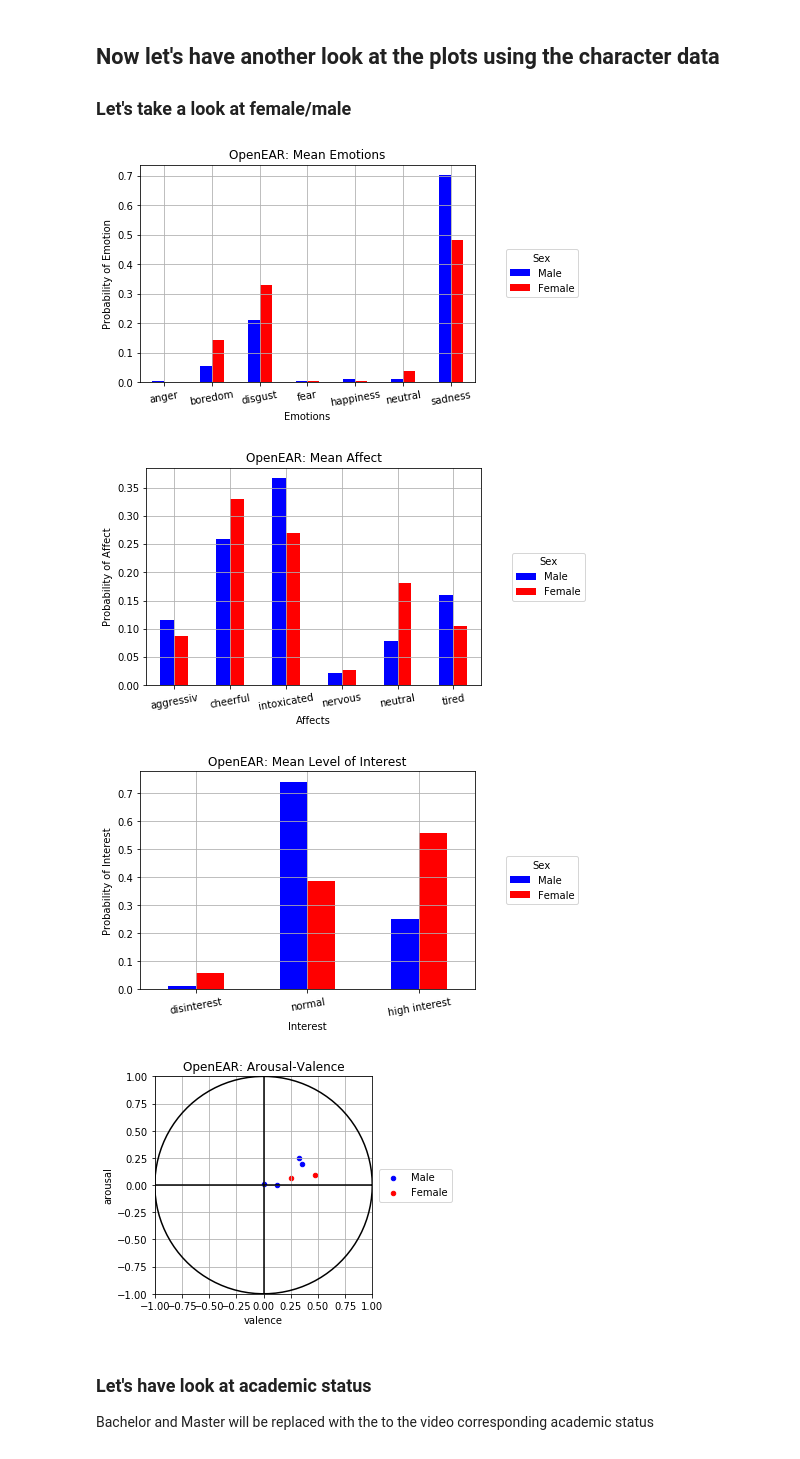
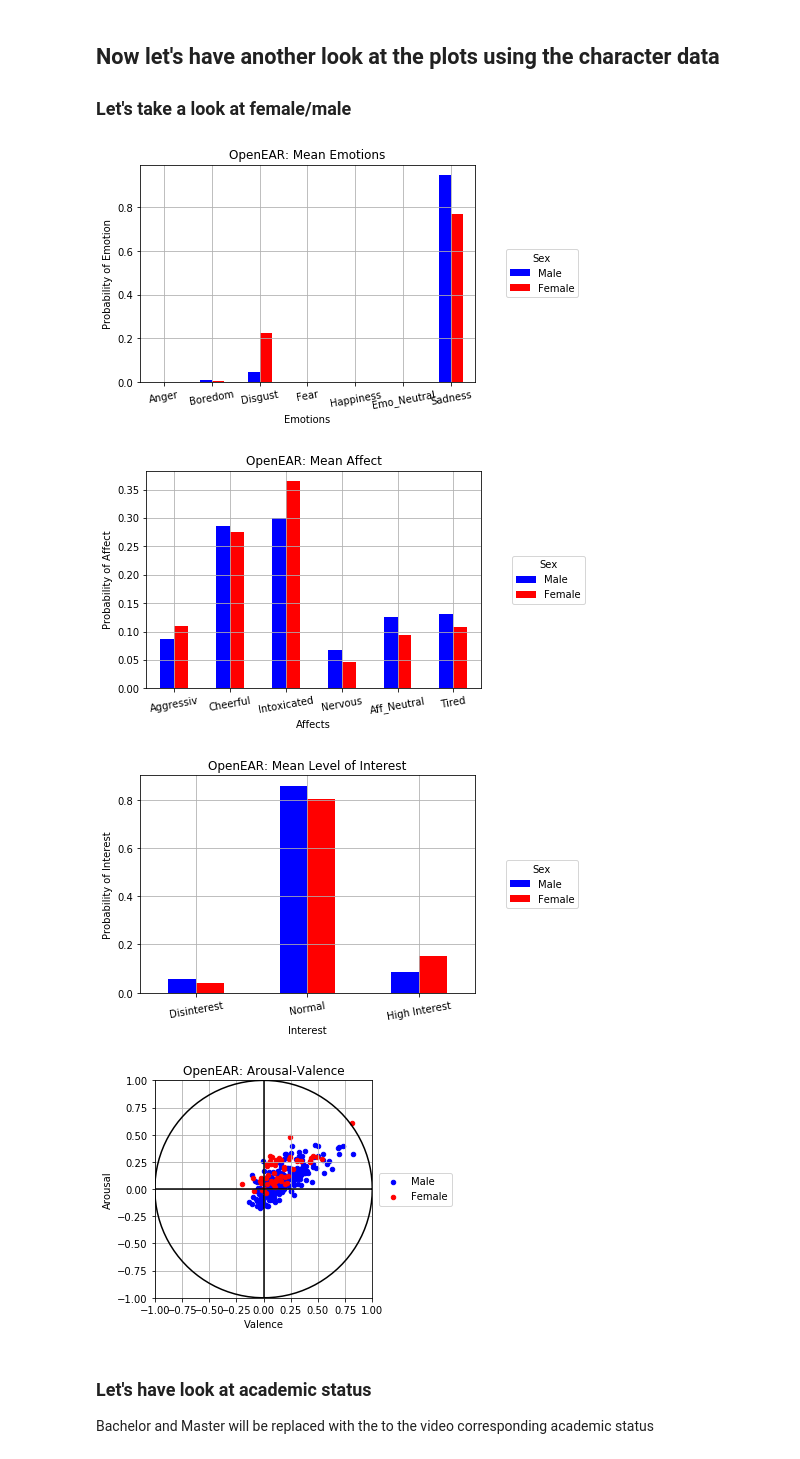
Before and after one commit to EJKraft/MasterThesis, a Jupyter notebook: OpenSMILE Analysis_Plots.ipynb, the cells around one changed output. Saved outputs shown, nothing was run; the diff lists cells and outputs as text; code cells hidden in the pictures.

```diff
--- a/OpenSMILE Analysis_Plots.ipynb
+++ b/OpenSMILE Analysis_Plots.ipynb
@@ -92,58 +70,42 @@ plt.locator_params(axis='x',nbins= 9)
 ## Let's load information about the speakers
 The speaker ID is saved in a single .csv file containing four important columns: ID, Age, Sex and Acadedmic Status. Since before loaded OpenSMILE csv files are named using the corresponding index (ex. speaker with id 0 has two files 0_a.csv and 0_b.csv), so that a link can be created
 # %%
-char_data = pd.read_csv("CharacterData/CharacterIDs.csv")
+char_data = pd.read_csv("UIST2019_CharacterData.csv")
 
 #Join above tables and Character Tables
 
 #To Join DataFrames we have to cast the column on which we want to join to int, so that both columns have the same data type
-char_data['CharacterID'] = char_data['CharacterID'].astype(int)
-df_ar_val['CharacterID'] = df_ar_val['CharacterID'].astype(int)
-df_emotion['CharacterID'] = df_emotion['CharacterID'].astype(int)
-df_affect['CharacterID'] = df_affect['CharacterID'].astype(int)
-df_loi['CharacterID'] = df_loi['CharacterID'].astype(int)
+char_data['ID'] = char_data['ID'].astype(int)
+df_ar_val['Char_ID'] = df_ar_val['Char_ID'].astype(int)
+df_emotion['Char_ID'] = df_emotion['Char_ID'].astype(int)
+df_affect['Char_ID'] = df_affect['Char_ID'].astype(int)
+df_loi['Char_ID'] = df_loi['Char_ID'].astype(int)
 
 #Safe new data frames
-df_ar_val_char = df_ar_val.merge(char_data, how = 'left', left_on='CharacterID', right_on='CharacterID')
-df_emotion_char = df_emotion.merge(char_data, how = 'left', left_on='CharacterID', right_on= 'CharacterID')
-df_affect_char = df_affect.merge(char_data, how = 'left', left_on='CharacterID', right_on= 'CharacterID')
-df_loi_char = df_loi.merge(char_data, how = 'left', left_on='CharacterID', right_on= 'CharacterID')
+df_ar_val_char = df_ar_val.merge(char_data, how = 'left', left_on='Char_ID', right_on='ID')
+df_emotion_char = df_emotion.merge(char_data, how = 'left', left_on='Char_ID', right_on= 'ID')
+df_affect_char = df_affect.merge(char_data, how = 'left', left_on='Char_ID', right_on= 'ID')
+df_loi_char = df_loi.merge(char_data, how = 'left', left_on='Char_ID', right_on= 'ID')
 # %% [markdown]
 ## Now let's have another look at the plots using the character data
 ### Let's take a look at female/male
 # %%
-df_ar_val_male = df_ar_val_char.loc[df_ar_val_char['Sex'] == 0]
-df_ar_val_female = df_ar_val_char.loc[df_ar_val_char['Sex'] == 1]
+df_ar_val_male = df_ar_val_char.loc[df_ar_val_char['Sex'] == 'Male']
+df_ar_val_female = df_ar_val_char.loc[df_ar_val_char['Sex'] == 'Female']
 
-df_emotion_char_male = df_emotion_char.loc[df_emotion_char['Sex'] == 0]
-df_emotion_char_female = df_emotion_char.loc[df_emotion_char['Sex'] == 1]
+df_emotion_char_male = df_emotion_char.loc[df_emotion_char['Sex'] == 'Male']
+df_emotion_char_female = df_emotion_char.loc[df_emotion_char['Sex'] == 'Female']
 
-df_affect_char_male = df_affect_char.loc[df_affect_char['Sex'] == 0]
-df_affect_char_female = df_affect_char.loc[df_affect_char['Sex'] == 1]
+df_affect_char_male = df_affect_char.loc[df_affect_char['Sex'] == 'Male']
+df_affect_char_female = df_affect_char.loc[df_affect_char['Sex'] == 'Female']
 
-df_loi_char_male = df_loi_char.loc[df_loi_char['Sex'] == 0]
-df_loi_char_female = df_loi_char.loc[df_loi_char['Sex'] == 1]
+df_loi_char_male = df_loi_char.loc[df_loi_char['Sex'] == 'Male']
+df_loi_char_female = df_loi_char.loc[df_loi_char['Sex'] == 'Female']
 
 #For Plotting, lets calculate the mean emotion value for all audiofiles
-df_emotion_char_male = df_emotion_char_male.drop(['CharacterID','file', 'Age', 'Sex', 'Academic Status'], axis = 1)
-df_emotion_char_male = df_emotion_char_male.mean()
-df_emotion_char_female = df_emotion_char_female.drop(['CharacterID','file', 'Age', 'Sex', 'Academic Status'], axis = 1)
-df_emotion_char_female = df_emotion_char_female.mean()
-df_emo_sex = pd.DataFrame({'Male': df_emotion_char_male, 'Female': df_emotion_char_female}, index = emotion_label)
-
-#And do the same for affect
-df_affect_char_male = df_affect_char_male.drop(['CharacterID','file', 'Age', 'Sex', 'Academic Status'], axis = 1)
-df_affect_char_male = df_affect_char_male.mean()
-df_affect_char_female = df_affect_char_female.drop(['CharacterID','file', 'Age', 'Sex', 'Academic Status'], axis = 1)
-df_affect_char_female = df_affect_char_female.mean()
-df_aff_sex = pd.DataFrame({'Male': df_affect_char_male, 'Female': df_affect_char_female}, index = affect_label)
-
-#And for Level of Interest
-df_loi_char_male = df_loi_char_male.drop(['CharacterID','file', 'Age', 'Sex', 'Academic Status'], axis = 1)
-df_loi_char_male = df_loi_char_male.mean()
-df_loi_char_female = df_loi_char_female.drop(['CharacterID','file', 'Age', 'Sex', 'Academic Status'], axis = 1)
-df_loi_char_female = df_loi_char_female.mean()
-df_loi_sex = pd.DataFrame({'Male': df_loi_char_male, 'Female': df_loi_char_female}, index = loi_label)
+df_emo_sex = hp.createMeanDataFrame([df_emotion_char_male, df_emotion_char_female],'Sex',emotion_label)
+df_aff_sex = hp.createMeanDataFrame([df_affect_char_male, df_affect_char_female],'Sex',affect_label)
+df_loi_sex = hp.createMeanDataFrame([df_loi_char_male, df_loi_char_female],'Sex',loi_label)
 
 # Start with Emotion
 ax_emo = df_emo_sex.plot.bar(title = 'OpenEAR: Mean Emotions',rot = 10, color = ['b','r']) #We set rotation to 10 so that the filenames can be read
@@ -157,39 +119,39 @@ ax_aff = df_aff_sex.plot.bar(title = 'OpenEAR: Mean Affect',rot = 10, color = ['
 ax_aff.legend(loc = 'center', bbox_to_anchor=(1.2,0.5), title = 'Sex')
 ax_aff.set_ylabel('Probability of Affect')
 ax_aff.set_xlabel('Affects')
 plt.grid(True)
 
 #Now Level of Interest
 ax_loi = df_loi_sex.plot.bar(title = 'OpenEAR: Mean Level of Interest',rot = 10, color = ['b','r']) #We set rotation to 10 so that the filenames can be read
 ax_loi.legend(loc = 'center', bbox_to_anchor=(1.2,0.5), title = 'Sex')
 ax_loi.set_ylabel('Probability of Interest')
 ax_loi.set_xlabel('Interest')
 plt.grid(True)
 
 #And finally arousal valence
-ax1 = df_ar_val_male.plot.scatter(x = 'valence', y = 'arousal', label = 'Male', c = 'b')
-ax2 = df_ar_val_female.plot.scatter(x = 'valence', y = 'arousal', label = 'Female', c = 'r', ax=ax1)
+ax1 = df_ar_val_male.plot.scatter(x = 'Valence', y = 'Arousal', label = 'Male', c = 'b')
+ax2 = df_ar_val_female.plot.scatter(x = 'Valence', y = 'Arousal', label = 'Female', c = 'r', ax=ax1)
 #We want to plot the arousal valence circle so we create values for it
 t = np.linspace(0,np.pi*2,100)
 ax1.plot(np.cos(t), np.sin(t), linewidth = 1.5, color = 'black')
 ax1.axvline(0,0,1, c = 'black')
 x_coord = [-1.0,1.0]
 y_coord = [0.0,0.0]
 ax1.plot(x_coord, y_coord, c = 'black')
 
 #Make Plot pretty
 ax1.legend(loc = 'center', bbox_to_anchor=(1.2,0.5))
 plt.grid(True)
 plt.xlim(-1.0, 1.0)
 plt.ylim(-1.0, 1.0)
 plt.title('OpenEAR: Arousal-Valence')
 ax1.set_aspect('equal')
 plt.locator_params(axis='x',nbins= 9)
 # %% [output]
-[figure, old version]
+[figure, new version]
-[figure, old version]
+[figure, new version]
-[figure, old version]
+[figure, new version]
-[figure, old version]
+[figure, new version]
 # %% [markdown]
 ### Let's have look at academic status
 Bachelor and Master will be replaced with the to the video corresponding academic status
```
Also changed, not shown: parts of 27 cells of this notebook.
